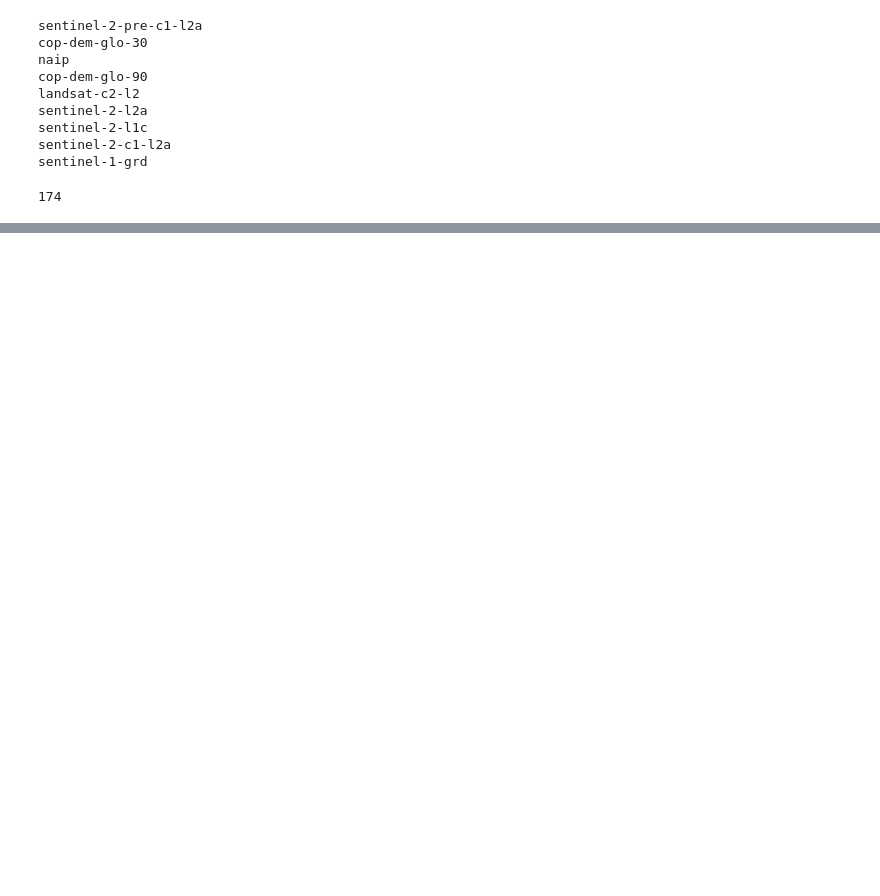
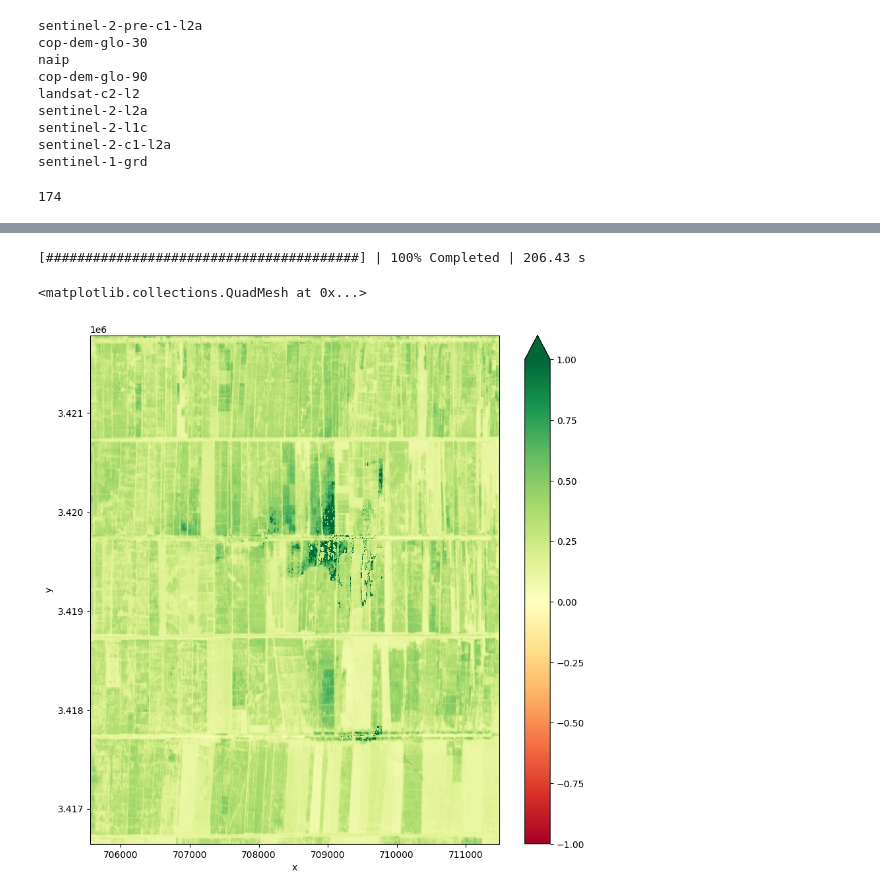
Before and after one commit to Thaer-F-Ali/Pystac_Sentinal2_CropDetection, a Jupyter notebook: PySTAC_Sentinal_2_Crop_Segementation.ipynb, the cells around one changed output, grey strips where cells are left out. Saved outputs shown, nothing was run; the diff lists cells and outputs as text; code cells hidden in the pictures; blank space fills up the shorter version.

```diff
--- a/PySTAC_Sentinal_2_Crop_Segementation.ipynb
+++ b/PySTAC_Sentinal_2_Crop_Segementation.ipynb
@@ -37,0 +130,8 @@ len(items)
+# %%
+nir = ds_mask['nir']
+red = ds_mask['red']
+ndvi = (nir-red)/(nir+red)
+# %%
+ndvi_monthly = ndvi.resample(time = 'ME').max('time')
+# %%
+ndvi_mean = ndvi_monthly.mean(dim = 'time')
@@ -37,0 +145,16 @@ len(items)
+# %%
+with ProgressBar():
+    ndvi_mean = ndvi_mean.compute()
+# %% [output]
+[########################################] | 100% Completed | 206.43 s
+# %%
+ndvi_mean.plot(
+    robust = True,
+    figsize = (10,10),
+    cmap = 'RdYlGn',
+    vmin = -1,
+    vmax = 1
+)
+# %% [output]
+<matplotlib.collections.QuadMesh at 0x...>
+[figure, added]
```
Also changed, not shown: parts of 22 cells of this notebook.
